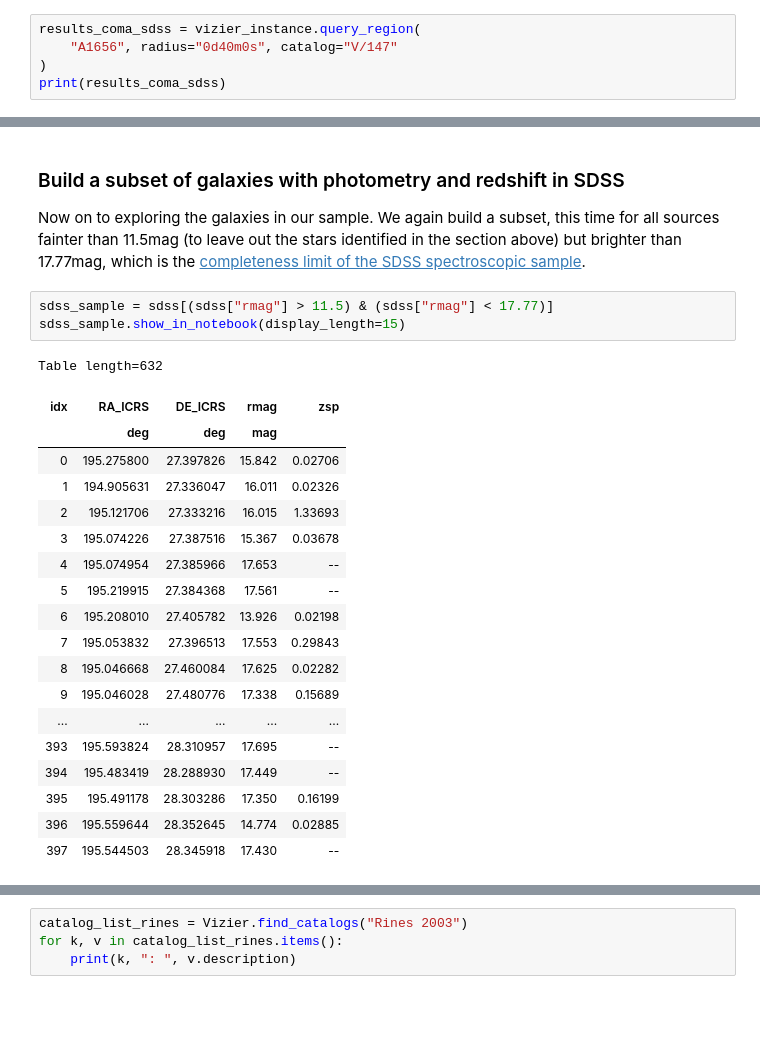
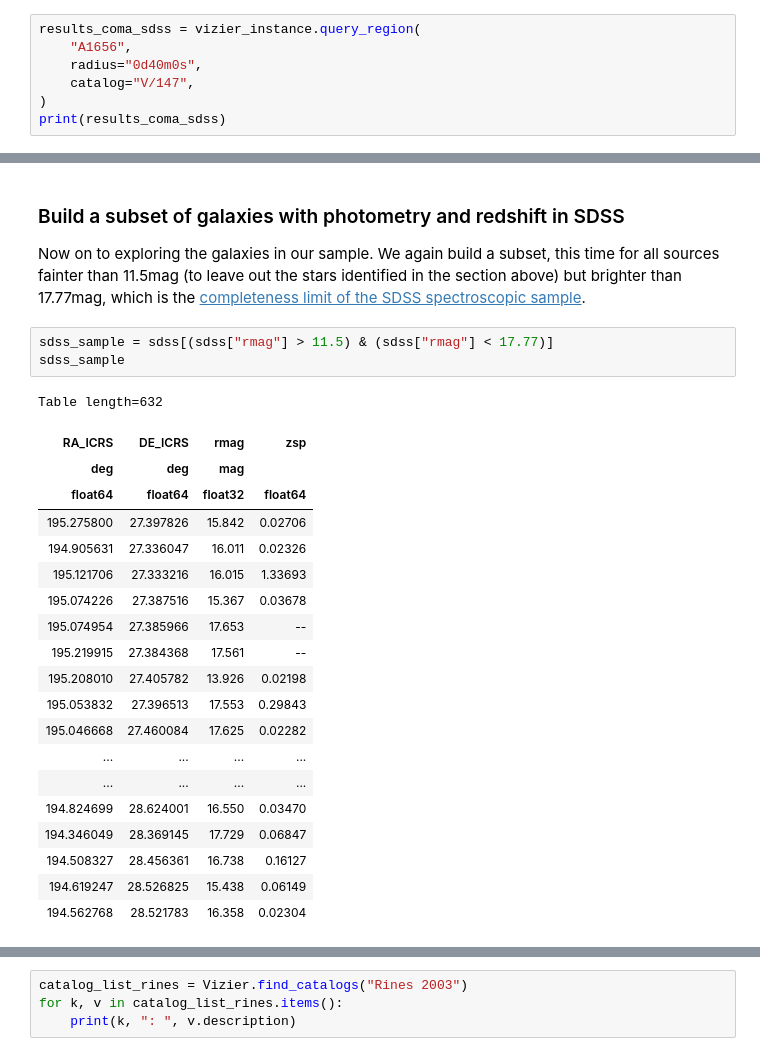
Before and after one commit to cds-astro/tutorials, a Jupyter notebook: Notebooks/3_Cluster_of_Galaxies__the_Simple_Spectral_Access_Protocol.ipynb, the cells around one changed output, grey strips where cells are left out. Cells and saved outputs as stored; diff of their text form; blank space fills up the shorter version.

Commit message:
remove call to show_in_notebook method

```diff
--- a/Notebooks/3_Cluster_of_Galaxies__the_Simple_Spectral_Access_Protocol.ipynb
+++ b/Notebooks/3_Cluster_of_Galaxies__the_Simple_Spectral_Access_Protocol.ipynb
@@ -240,7 +256,9 @@ vizier_instance = Vizier(
 Now that we have prepared everything, we can query VizieR for all galaxies, which are primary sources and within 40arcmin of the center of the Coma cluster. Note that VizieR knows that `A1656` is the center of the Coma cluster. If you wanted to search at some other place in the sky, you could also give coordinates (in the form of Astropy's `SkyCoord`) instead of `'A1656'`.
 # %%
 results_coma_sdss = vizier_instance.query_region(
-    "A1656", radius="0d40m0s", catalog="V/147"
+    "A1656",
+    radius="0d40m0s",
+    catalog="V/147",
 )
 print(results_coma_sdss)
 # %% [output]
@@ -281,27 +322,28 @@ Now on to exploring the galaxies in our sample.
 We again build a subset, this time for all sources fainter than 11.5mag (to leave out the stars identified in the section above) but brighter than 17.77mag, which is the [completeness limit of the SDSS spectroscopic sample](https://www.sdss.org/dr12/algorithms/legacy_target_selection/).
 # %%
 sdss_sample = sdss[(sdss["rmag"] > 11.5) & (sdss["rmag"] < 17.77)]
-sdss_sample.show_in_notebook(display_length=15)
+sdss_sample
 # %% [output]
 Table length=632
-| idx | RA_ICRS | DE_ICRS | rmag | zsp |
-|  | deg | deg | mag |  |
-| 0 | 195.275800 | 27.397826 | 15.842 | 0.02706 |
-| 1 | 194.905631 | 27.336047 | 16.011 | 0.02326 |
-| 2 | 195.121706 | 27.333216 | 16.015 | 1.33693 |
-| 3 | 195.074226 | 27.387516 | 15.367 | 0.03678 |
-| 4 | 195.074954 | 27.385966 | 17.653 | -- |
-| 5 | 195.219915 | 27.384368 | 17.561 | -- |
-| 6 | 195.208010 | 27.405782 | 13.926 | 0.02198 |
-| 7 | 195.053832 | 27.396513 | 17.553 | 0.29843 |
-| 8 | 195.046668 | 27.460084 | 17.625 | 0.02282 |
-| 9 | 195.046028 | 27.480776 | 17.338 | 0.15689 |
-| ... | ... | ... | ... | ... |
-| 393 | 195.593824 | 28.310957 | 17.695 | -- |
-| 394 | 195.483419 | 28.288930 | 17.449 | -- |
-| 395 | 195.491178 | 28.303286 | 17.350 | 0.16199 |
-| 396 | 195.559644 | 28.352645 | 14.774 | 0.02885 |
-| 397 | 195.544503 | 28.345918 | 17.430 | -- |
+| RA_ICRS | DE_ICRS | rmag | zsp |
+| deg | deg | mag |  |
+| float64 | float64 | float32 | float64 |
+| 195.275800 | 27.397826 | 15.842 | 0.02706 |
+| 194.905631 | 27.336047 | 16.011 | 0.02326 |
+| 195.121706 | 27.333216 | 16.015 | 1.33693 |
+| 195.074226 | 27.387516 | 15.367 | 0.03678 |
+| 195.074954 | 27.385966 | 17.653 | -- |
+| 195.219915 | 27.384368 | 17.561 | -- |
+| 195.208010 | 27.405782 | 13.926 | 0.02198 |
+| 195.053832 | 27.396513 | 17.553 | 0.29843 |
+| 195.046668 | 27.460084 | 17.625 | 0.02282 |
+| ... | ... | ... | ... |
+| ... | ... | ... | ... |
+| 194.824699 | 28.624001 | 16.550 | 0.03470 |
+| 194.346049 | 28.369145 | 17.729 | 0.06847 |
+| 194.508327 | 28.456361 | 16.738 | 0.16127 |
+| 194.619247 | 28.526825 | 15.438 | 0.06149 |
+| 194.562768 | 28.521783 | 16.358 | 0.02304 |
 # %% [markdown]
 ### Improve the completeness with other sources of redshifts in Vizier
 
```
Also changed, not shown: parts of 50 cells of this notebook.
